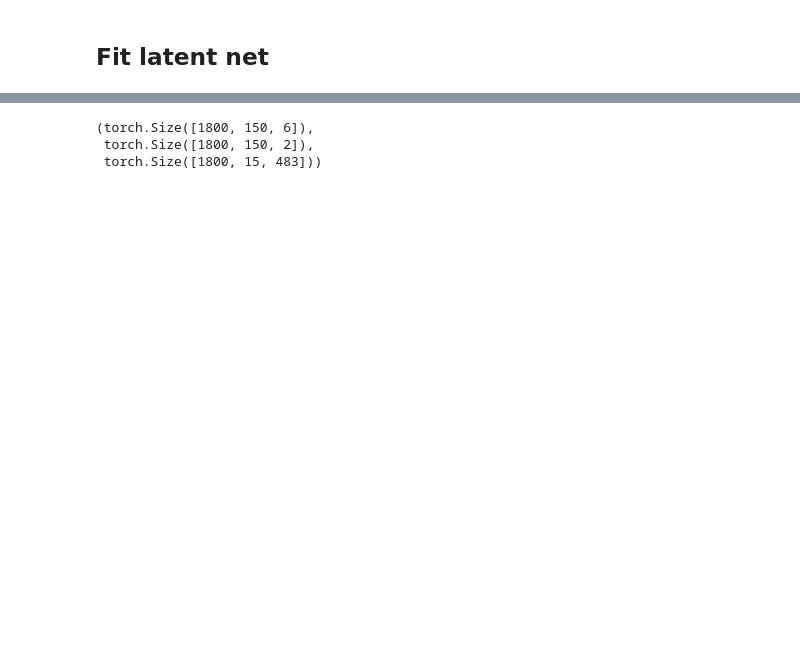
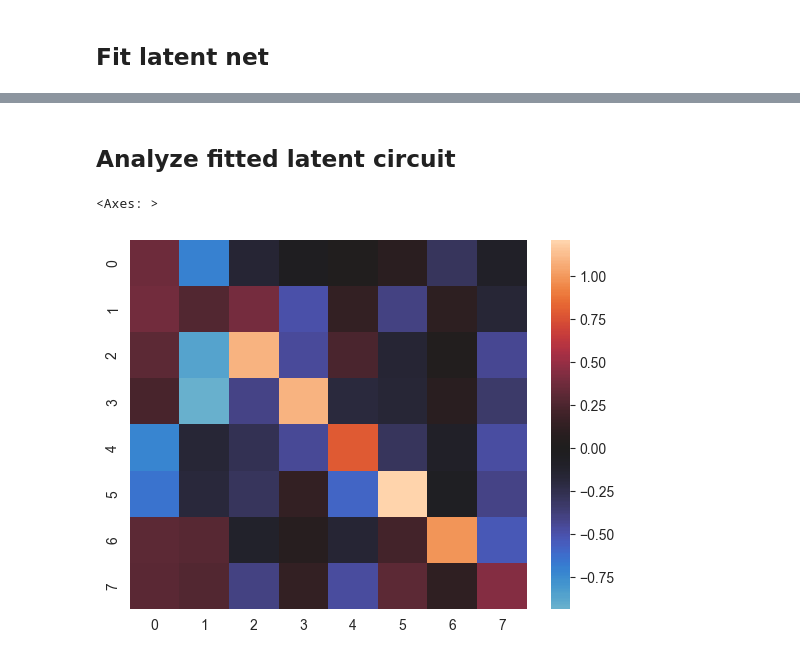
Before and after one commit to engellab/latentcircuit, a Jupyter notebook: TutorialPFC.ipynb, the cells around one changed output, grey strips where cells are left out. Drawn from its saved outputs; the diff is of its cells as text; code cells hidden in the pictures; blank space fills up the shorter version.

```diff
--- a/TutorialPFC.ipynb
+++ b/TutorialPFC.ipynb
@@ -179,21 +13,16 @@ train.response = train.response.apply(lambda x: pca.inverse_transform(pca.transf
 # %%
-### Reshape data into 3d array
-n_boot = 25
-k = len(df.condition.unique())
-t = len(df.response.values[0])
-n = len(df.unit_id.unique())
-unit_ids = df.unit_id.unique()
-conditions = list(u)
-
+# Reshape responses into 3d array of shape trials x time x neurons and collect trial conditions
+n_boot = 5 # Number of bootstraps used when estimating mean trajectories
+k = 72 # Number of experimental conditions
+t = train.response.values[0].shape[1] # Time steps
+n = train.response.values[0].shape[0] # Number of neurons
 flattened_conditions = []
 y = torch.zeros(n_boot * k, t, n)
 trial = 0
 for index, row in train.iterrows():
-
-   # condition = np.argwhere(conditions==row['condition'])
-   # unit = np.argwhere(unit_ids==row['unit_id'])
     y[trial,:,:] = torch.tensor(row['response']).float().t()
     trial+=1
     flattened_conditions.append([row['context'],
                                  row['stim_dir'],
-                                 row['stim_col2dir']])
+                                 row['stim_col2dir'],
+                                 row['correct'] * row['choice']])
@@ -204,2 +29,8 @@ torch.Size([1800, 15, 483])
+# %%
+# PFC responses correspond to 15 time points after stimulus onset. To align with responses from latent circuit (simulated for 150 time points
+# we pad the PFC responses with zeros.
+y_sub = torch.zeros((y.shape[0],150,y.shape[2]))
+y_sub[:,75::5,:] = y
+y = y_sub
 # %% [markdown]
 ## Construct inputs and targets for latent net
@@ -373,11 +120,12 @@ z.shape, u.shape
 # %% [markdown]
 ## Fit latent net
+# %%
+# Because PFC data corresponds to only 15 time steps after stimulus onset, we use a mask to only penalize errors for these time points.
+y_mask = torch.zeros((u.shape[0],u.shape[1],y.shape[2]))
+y_mask[:,75::5,:]=1
 # %%
-from latent_net import *
+# Fit latent circuit model
 latent_net = LatentNet(n=8, N=483 ,input_size=6, n_trials = u.shape[0],sigma_rec = 0.15)
 
-
-
-# Fit latent circuit model
-loss_history = latent_net.fit(u.detach(),z.detach(),y.detach(),epochs = 500,lr = .02,l_y = 1,weight_decay = 0.001)
+loss_history = latent_net.fit(u,z,y,epochs = 1000,lr = .02,l_y = 1,weight_decay = 0.001,y_mask = y_mask)
 # %% [output]
@@ -385,6 +149,10 @@ RuntimeError: The size of tensor a (150) must match the size of tensor b (15) at
-# %%
-u.shape, z.shape, y.shape
-# %% [output]
-(torch.Size([1800, 150, 6]),
- torch.Size([1800, 150, 2]),
- torch.Size([1800, 15, 483]))
+# %% [markdown]
+## Analyze fitted latent circuit
+# %%
+import matplotlib.pyplot as plt
+import seaborn as sns
+plt.figure()
+sns.heatmap(latent_net.recurrent_layer.weight.data.cpu().numpy(), center=0)
+# %% [output]
+<Axes: >
+[figure, added]
```
Also changed, not shown: parts of 27 cells of this notebook, 3 other files.
